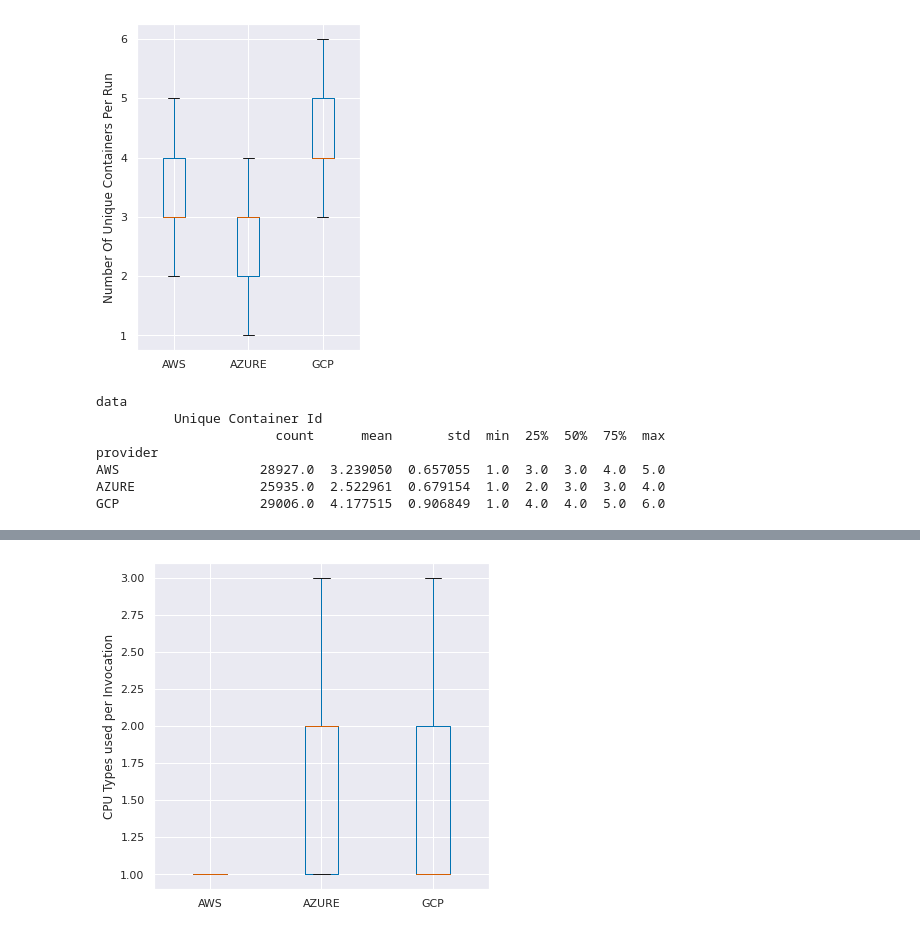
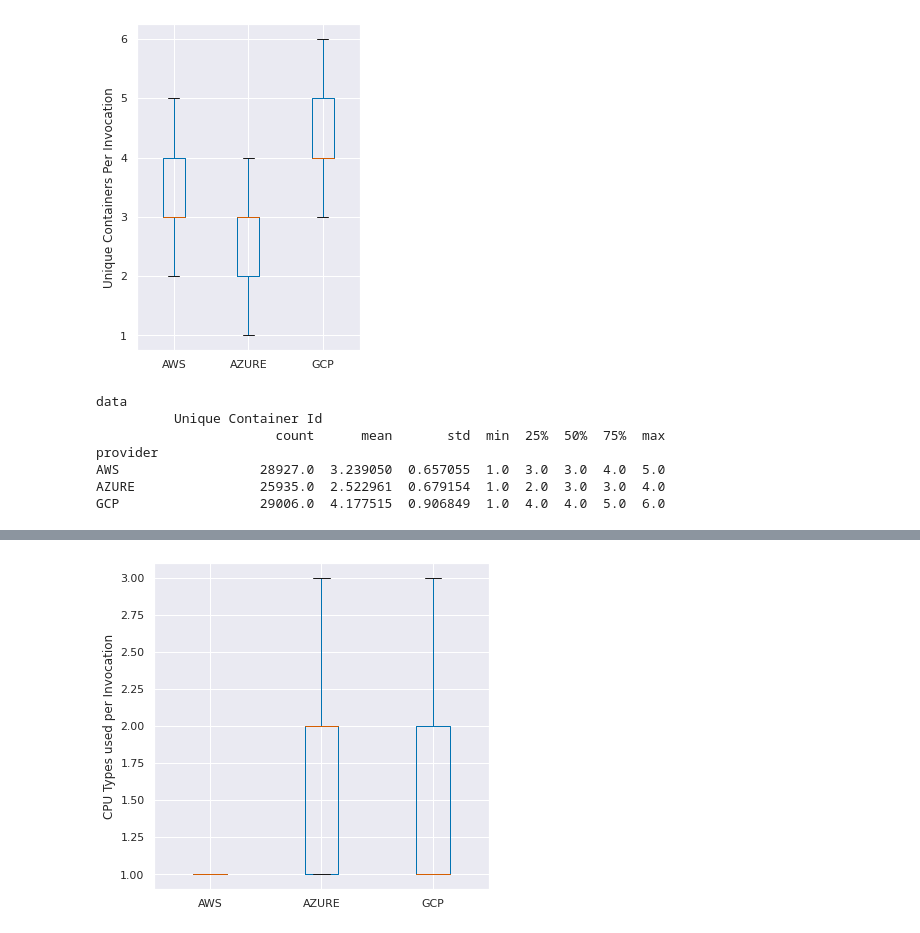
Before and after one commit to l8518/geot-faas, a Jupyter notebook: 020_provider_analysis_instances.ipynb, the cells around one changed output, grey strips where cells are left out. Cells and saved outputs as stored; diff of their text form; code cells hidden in the pictures.

```diff
--- a/020_provider_analysis_instances.ipynb
+++ b/020_provider_analysis_instances.ipynb
@@ -25,11 +25,11 @@ uuid_unique_count_df = df.groupby(['measure group', 'provider', 'region', 'drive
 # %%
 fig, axes = plt.subplots(figsize=(4,6), ncols=1, nrows=1, frameon=False, sharex=True)
 
 bxdf = uuid_unique_count_df[['provider', 'Unique Container Id']].groupby(['provider'], observed=True)
-utils.boxplot(axes, bxdf, "Number Of Unique Containers Per Run", utils.tick_get_1st)
+utils.boxplot(axes, bxdf, "Unique Containers Per Invocation", utils.tick_get_1st)
 utils.plot('pa_instances_unique_containers_per_run', data=bxdf.describe())
 # %% [output]
-[figure, old version]
+[figure, new version]
 data
           Unique Container Id
                        count      mean       std  min  25%  50%  75%  max
```
Also changed, not shown: parts of 3 cells of this notebook, 4 other files.
